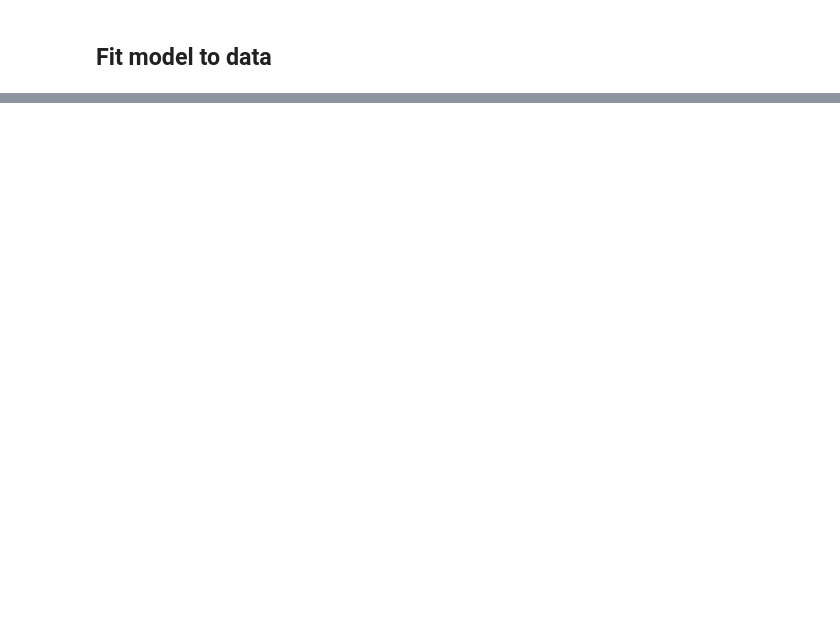
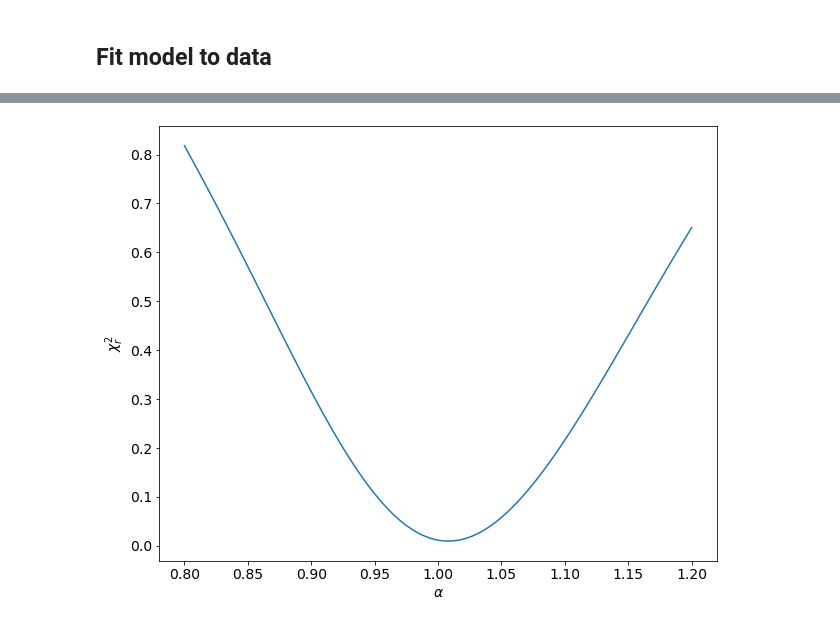
Before and after one commit to mathildepinon/densitysplit, a Jupyter notebook: nb/BAO_fit.ipynb, the cells around one changed output, grey strips where cells are left out. Saved outputs shown, nothing was run; the diff lists cells and outputs as text; code cells hidden in the pictures; blank space fills up the shorter version.

```diff
--- a/nb/BAO_fit.ipynb
+++ b/nb/BAO_fit.ipynb
@@ -117,0 +121,21 @@ pk_model.plot_model(plot_data=True)
+# %%
+pk_model = PkModel(sep=s, ells=ells, xiell=xiell, cov=cov, redshift=z, cosmology=cosmo_abacus, k=np.logspace(-3,2,1000), split=False)
+pk_model.set_pk_model()
+default_params = {'f': 0., 'b': 1.8, 'alpha_par': 1., 'alpha_perp': 1., 'sigma_par': 5., 'sigma_perp': 5., 'sigma_s': 4.}
+pk_model.set_default_params(**default_params)
+# %%
+alphas = np.linspace(0.8, 1.2, 100)
+pk_model.set_s_lower_limit(50)
+
+def compute_chi2(alpha):
+    pk_model.set_default_params(alpha_par=alpha)
+    return pk_model.chi_square(reduced=True)
+
+chi2 = np.array([compute_chi2(alpha) for alpha in alphas])
+# %%
+plt.plot(alphas, chi2)
+plt.xlabel(r'$\alpha$')
+plt.ylabel(r'$\chi^2_{r}$')
+plt.show()
+# %% [output]
+[figure, added]
```
Also changed, not shown: parts of 6 cells of this notebook, 1 other file.
